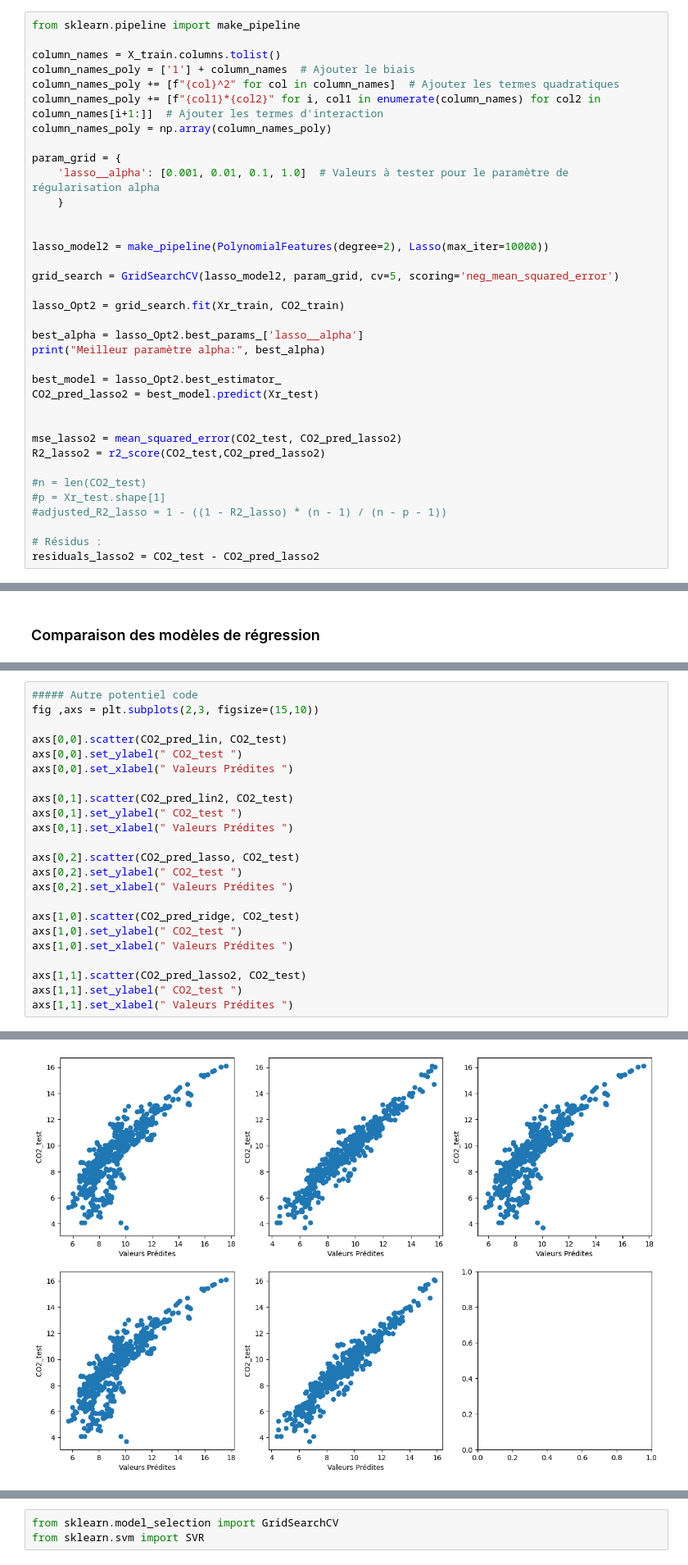
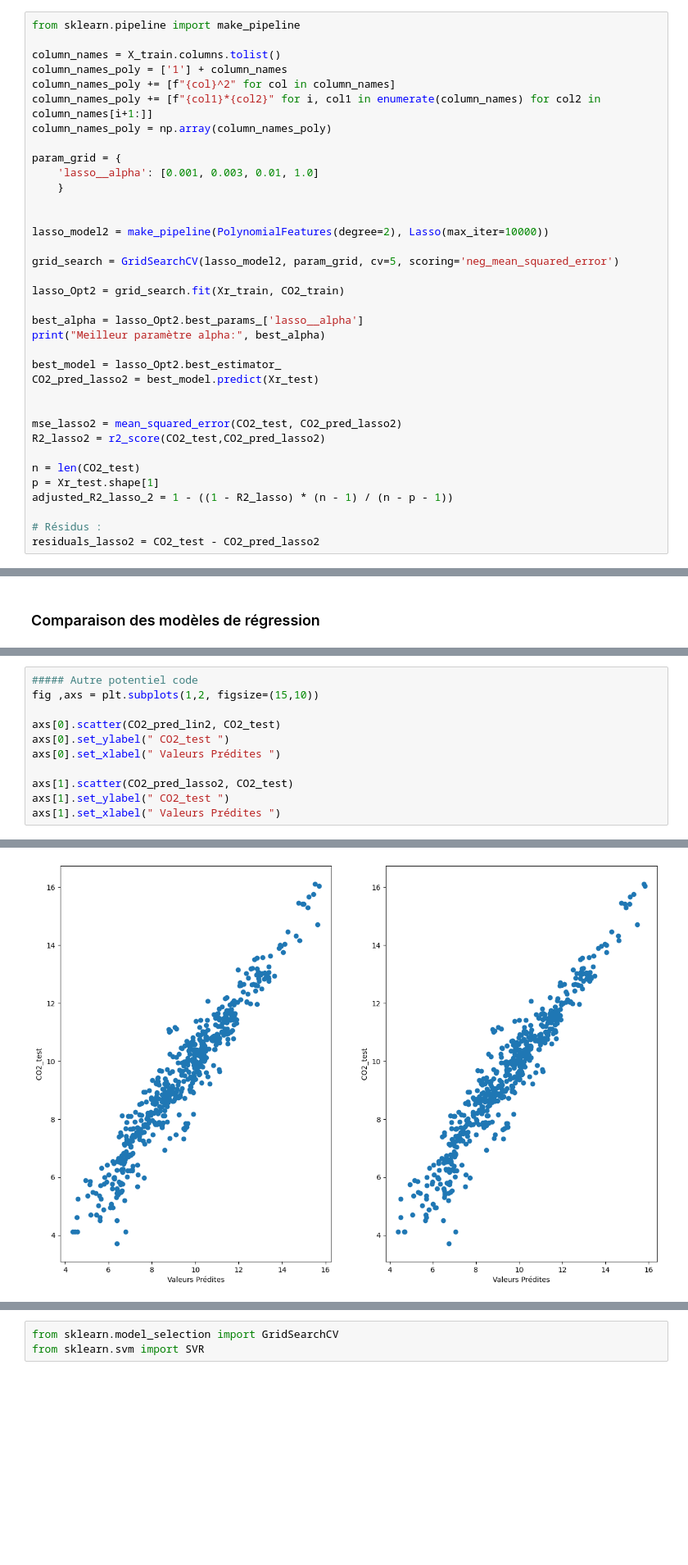
Before and after one commit to PaolaDeTruchis/MachineLearning, a Jupyter notebook: Projet_ML_Python.ipynb, the cells around one changed output, grey strips where cells are left out. Shown at 82% size. Saved outputs shown, nothing was run; the diff lists cells and outputs as text; blank space fills up the shorter version.

```diff
--- a/Projet_ML_Python.ipynb
+++ b/Projet_ML_Python.ipynb
@@ -722,13 +879,13 @@ dtype: float64
 from sklearn.pipeline import make_pipeline
 
 column_names = X_train.columns.tolist()
-column_names_poly = ['1'] + column_names  # Ajouter le biais
-column_names_poly += [f"{col}^2" for col in column_names]  # Ajouter les termes quadratiques
-column_names_poly += [f"{col1}*{col2}" for i, col1 in enumerate(column_names) for col2 in column_names[i+1:]]  # Ajouter les termes d'interaction
+column_names_poly = ['1'] + column_names
+column_names_poly += [f"{col}^2" for col in column_names]
+column_names_poly += [f"{col1}*{col2}" for i, col1 in enumerate(column_names) for col2 in column_names[i+1:]]
 column_names_poly = np.array(column_names_poly)
 
 param_grid = {
-    'lasso__alpha': [0.001, 0.01, 0.1, 1.0]  # Valeurs à tester pour le paramètre de régularisation alpha
+    'lasso__alpha': [0.001, 0.003, 0.01, 1.0]
     }
 
 
@@ -748,9 +905,9 @@ CO2_pred_lasso2 = best_model.predict(Xr_test)
 mse_lasso2 = mean_squared_error(CO2_test, CO2_pred_lasso2)
 R2_lasso2 = r2_score(CO2_test,CO2_pred_lasso2)
 
-#n = len(CO2_test)
-#p = Xr_test.shape[1]
-#adjusted_R2_lasso = 1 - ((1 - R2_lasso) * (n - 1) / (n - p - 1))
+n = len(CO2_test)
+p = Xr_test.shape[1]
+adjusted_R2_lasso_2 = 1 - ((1 - R2_lasso) * (n - 1) / (n - p - 1))
 
 # Résidus :
 residuals_lasso2 = CO2_test - CO2_pred_lasso2
@@ -908,26 +1106,14 @@ Pour conclure, les modèles de régréssion linéaire simple et de celui avec un
 # %%
 ##### Autre potentiel code
-fig ,axs = plt.subplots(2,3, figsize=(15,10))
+fig ,axs = plt.subplots(1,2, figsize=(15,10))
 
-axs[0,0].scatter(CO2_pred_lin, CO2_test)
-axs[0,0].set_ylabel(" CO2_test ")
-axs[0,0].set_xlabel(" Valeurs Prédites ")
+axs[0].scatter(CO2_pred_lin2, CO2_test)
+axs[0].set_ylabel(" CO2_test ")
+axs[0].set_xlabel(" Valeurs Prédites ")
 
-axs[0,1].scatter(CO2_pred_lin2, CO2_test)
-axs[0,1].set_ylabel(" CO2_test ")
-axs[0,1].set_xlabel(" Valeurs Prédites ")
-
-axs[0,2].scatter(CO2_pred_lasso, CO2_test)
-axs[0,2].set_ylabel(" CO2_test ")
-axs[0,2].set_xlabel(" Valeurs Prédites ")
-
-axs[1,0].scatter(CO2_pred_ridge, CO2_test)
-axs[1,0].set_ylabel(" CO2_test ")
-axs[1,0].set_xlabel(" Valeurs Prédites ")
-
-axs[1,1].scatter(CO2_pred_lasso2, CO2_test)
-axs[1,1].set_ylabel(" CO2_test ")
-axs[1,1].set_xlabel(" Valeurs Prédites ")
+axs[1].scatter(CO2_pred_lasso2, CO2_test)
+axs[1].set_ylabel(" CO2_test ")
+axs[1].set_xlabel(" Valeurs Prédites ")
 # %% [output]
 Text(0.5, 0, ' Valeurs Prédites ')
-[figure, old version]
+[figure, new version]
```
Also changed, not shown: parts of 191 cells of this notebook.
